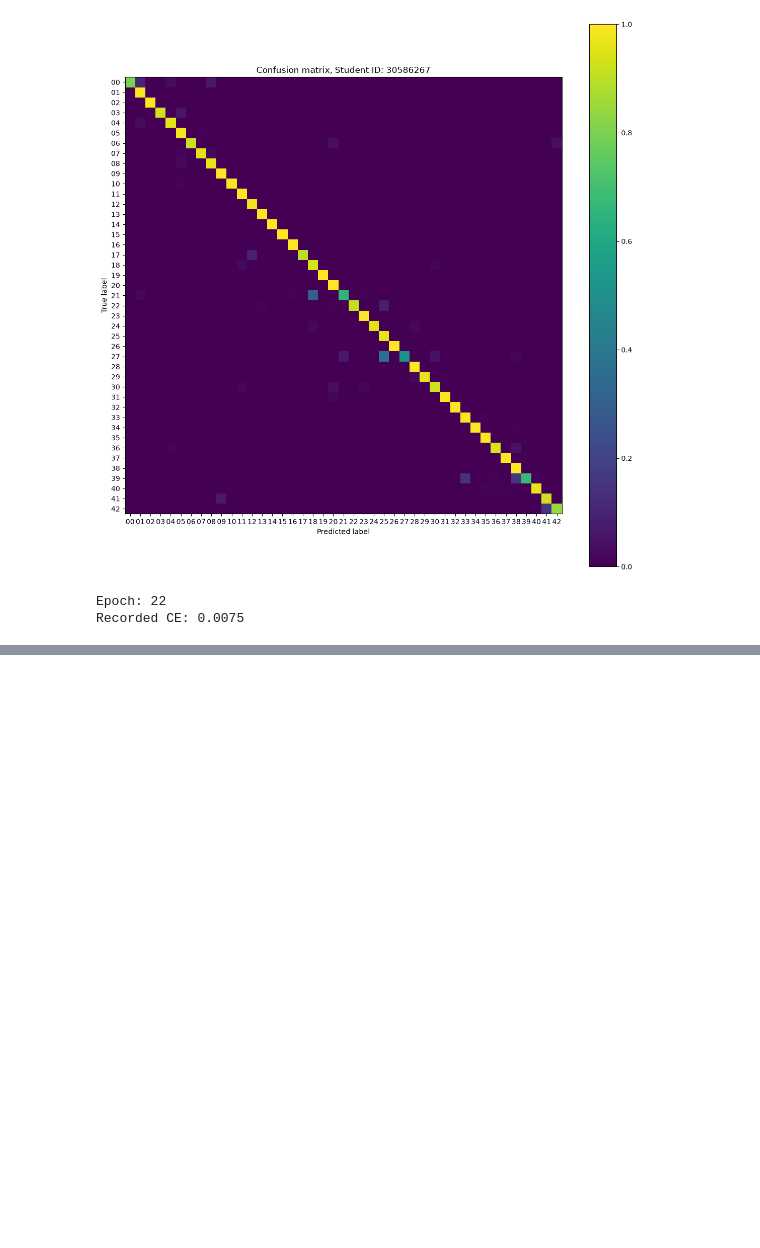
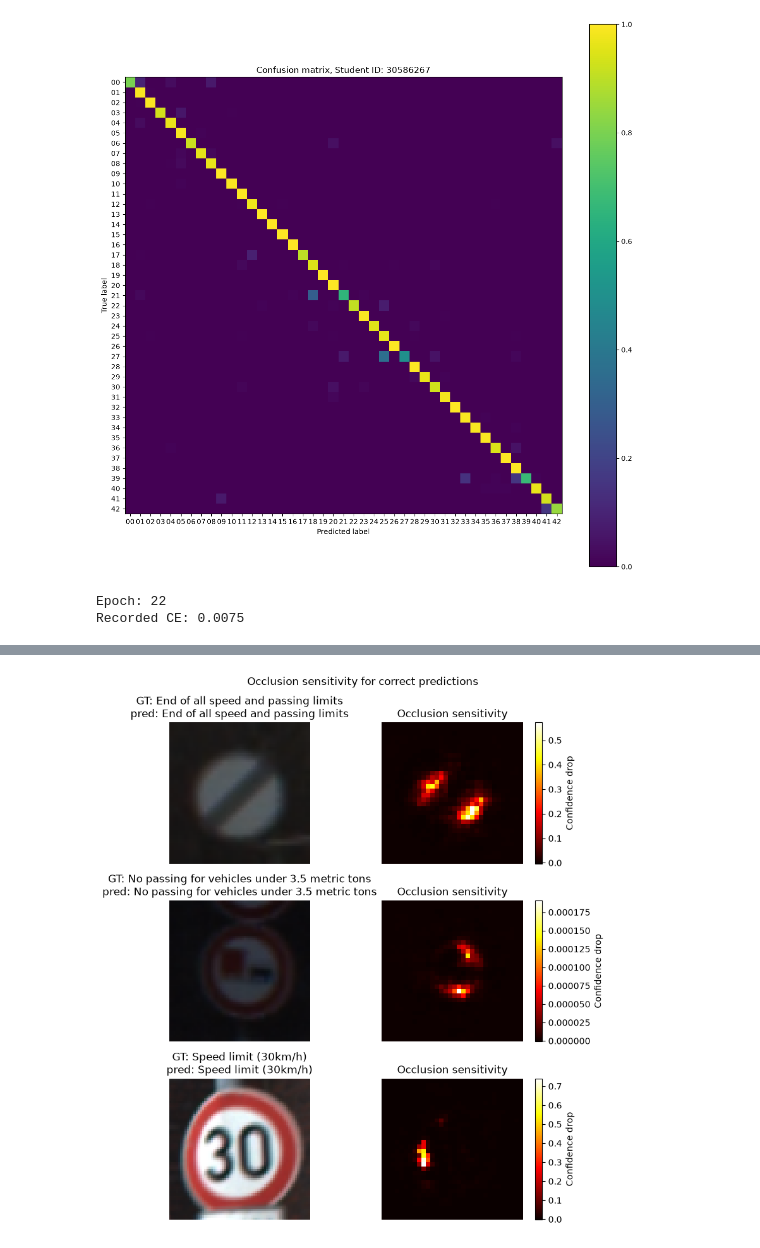
Before and after one commit to sche0151/ECE4179_Assignment_Notebooks, a Jupyter notebook: Q4_GTSRB_Starter_Code.ipynb, the cells around one changed output, grey strips where cells are left out. Cells and saved outputs as stored; diff of their text form; code cells hidden in the pictures; blank space fills up the shorter version.

```diff
--- a/Q4_GTSRB_Starter_Code.ipynb
+++ b/Q4_GTSRB_Starter_Code.ipynb
@@ -611,0 +656,37 @@ plt.show()
+# %%
+ys = sorted({y for y, x in occlusion_pos})
+xs = sorted({x for y, x in occlusion_pos})
+
+heatmap_correct = []
+for i, idx in enumerate(correct_idxs):
+    heatmap_correct.append(np.full((len(ys), len(xs)), np.nan))
+    for (y, x), drop in zip(occlusion_pos, list_conf_drop_correct[i]):
+        heatmap_correct[i][ys.index(y), xs.index(x)] = drop
+
+fig, axes = plt.subplots(
+    len(correct_idxs), 2,
+    figsize=(8, 3 * len(correct_idxs)),
+    squeeze=False,
+)
+
+for i, idx in enumerate(correct_idxs):
+    img, label = test_ds[idx]
+
+    axes[i, 0].imshow(img.permute(1, 2, 0).cpu().numpy())
+    axes[i, 0].set_title(
+        f"GT: {categories[label]}\npred: {categories[pred[idx]]}"
+    )
+    axes[i, 0].axis("off")
+
+    plot = axes[i, 1].imshow(heatmap_correct[i], cmap="hot",
+                             interpolation="nearest")
+    axes[i, 1].set_title("Occlusion sensitivity")
+    axes[i, 1].axis("off")
+    fig.colorbar(plot, ax=axes[i, 1], label="Confidence drop")
+
+plt.suptitle("Occlusion sensitivity for correct predictions", fontsize=12)
+plt.tight_layout()
+plt.savefig("occ_correct.png")
+plt.show()
+# %% [output]
+[figure, added]
```
Also changed, not shown: parts of 3 cells of this notebook, 2 other files.
